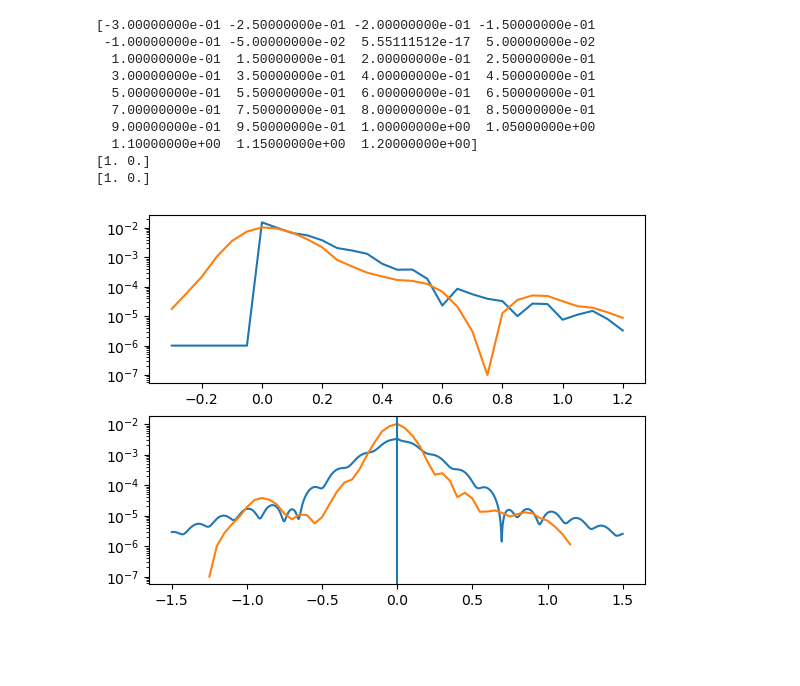
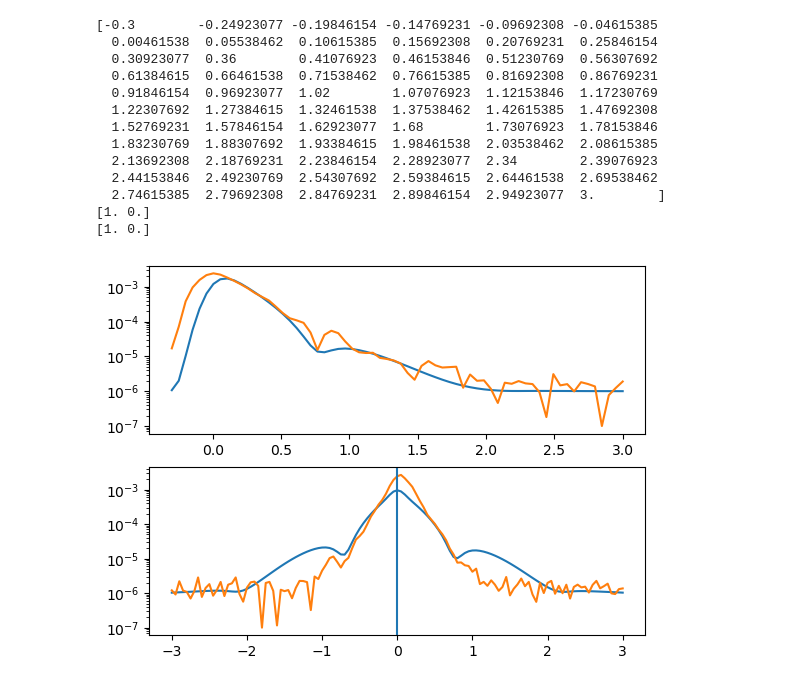
Before and after one commit to MTLphys/FittingFunctions, a Jupyter notebook: TestingFitts.ipynb, the cells around one changed output. Cells and saved outputs as stored; diff of their text form; code cells hidden in the pictures; blank space fills up the shorter version.

```diff
--- a/TestingFitts.ipynb
+++ b/TestingFitts.ipynb
@@ -69,5 +142,5 @@ plt.show()
 # %%
-#fit for 820
+#fit for 825
 import os
 import numpy as np
 from resources.obefitfunct import fitfunctt
@@ -75,62 +148,70 @@ from scipy import constants as c
 import matplotlib.pyplot as plt
 from scipy.optimize import curve_fit
 from scipy.signal import fftconvolve
-directory ='/home/matthew/Desktop/DataOutputs/HFWM DATA/HFWMV2 CS NW InitialTest/820nm/Results/'
-T3reffile = '2mW1mW2mWphotonechok1-0.3ps1.2psk3-1.2ps1.2psk2-4psT3refcut.csv'
-T12file = '2mW1mW2mWphotonechok1-0.3ps1.2psk3-1.2ps1.2psk2-4psT12cut.csv'
+directory ='C:/Users/mattl/OneDrive - University of Cincinnati/Desktop/Lab Data/HFWMV2 CS NW InitialTest/LongCollections/Results/'
+T3reffile = '2mW1mW2mWphotonechok1-0.3ps3.0psk3-3.0ps3.0psk2-4psFWHM825135T3refcut.csv'
+T12file = '2mW1mW2mWphotonechok1-0.3ps3.0psk3-3.0ps3.0psk2-4psFWHM825135T12cut.csv'
 
 T3refdata = np.loadtxt(directory+T3reffile,delimiter=';')
 T12data   = np.loadtxt(directory+T12file,delimiter=';')
 print(T3refdata[:,0])
 ol21 = 1.0#overlap of hh exciton state
 ol61 = 1.0#overlap of lh exciton state
-oli21 = .7 #overlap of hh bound exciton state
-oli61 = 0.1#overlap of lh bound exciton state
-Ex1 =  c.e*0.0028/c.hbar#exciton splitting energy
-Ex2 =  c.e*0.0032/c.hbar#Acceptor bound exciton splitting energy
-EB  = -c.e*0.023/c.hbar #Acceptor bound exciton binding energy
-gm21  = 4.4e12#hh Exciton dephasing rate /s <-Fit Parameter
-gm61  = 4.4e12#lh Exciton dephasing rate /s <-Fit Parameter
-gmi21 = 3.5e12#Impurity bound hh Exciton dephasing rate /s <-Fit Parameter
-gmi61 = 3.5e12#Impurity bound lh Exciton dephasing rate /s <-Fit Parameter
-K = 5e-121#
+oli21 =0.2 #overlap of hh bound exciton state
+oli61 = 0.0#overlap of lh bound exciton state
+Ex1 =  c.e*0.0029/c.hbar#exciton splitting energy
+Ex2 =  c.e*0.004/c.hbar#Acceptor bound exciton splitting energy
+EB  = -c.e*0.018/c.hbar #Acceptor bound exciton binding energy
+gm21  = 2.5e12#hh Exciton dephasing rate /s <-Fit Parameter
+gm61  = 2.5e12#lh Exciton dephasing rate /s <-Fit Parameter
+gmi21 = 2.5e12#Impurity bound hh Exciton dephasing rate /s <-Fit Parameter
+gmi61 = 2.5e12#Impurity bound lh Exciton dephasing rate /s <-Fit Parameter
+K = 1e-121#
 p0 = [Ex1   ,Ex2   , # 0,1
       EB    ,ol21  , # 2,3
       ol61  ,oli21 , # 4,5
       oli61 ,gm21  , # 6,7
       gm61, gmi21  , # 8,9
       gmi61, K     ]   # 10,11
 
 
 t = T3refdata[:,0]*1e-12+7e-12
-Pv = fitfunctt(t,*p0)
+dt = t[1]-t[0]
+t0 =(t[-1]+t[0])/2
+Pv = fftconvolve(fitfunctt(t,*p0),dt*gauss(t,.18e-12/2.355,t0),mode='same')
+
 
 fig,axs = plt.subplots(2)
 axs[0].set_yscale('log')
 axs[1].set_yscale('log')
 axs[0].plot(t*1e12-7,Pv+1e-6)
 axs[0].plot(T3refdata[:,0],T3refdata[:,1])
 
 
 
-tau = np.linspace(-1.5e-12,1.5e-12,1000)
+tau = T12data[:,0]*1e-12
 t = 7.1e-12
-Pv = fitfunctt(t,*p0,tau=tau)
+dtau = tau[1]-tau[0]
+tau0 =(tau[-1]+tau[0])/2
+Pv = fftconvolve(fitfunctt(t,*p0,tau=tau),dtau*gauss(tau,.18e-12/2.355,tau0),mode='same')
 
 axs[1].plot(tau*1e12,Pv+1e-6)
-axs[1].plot(T12data[0:,0]-.05,T12data[0:,1])
+axs[1].plot(T12data[0:,0]+.02e-12,T12data[0:,1])
 axs[1].axvline(0)
 tau = 0e-12
 plt.show()
 # %% [output]
-[-3.00000000e-01 -2.50000000e-01 -2.00000000e-01 -1.50000000e-01
- -1.00000000e-01 -5.00000000e-02  5.55111512e-17  5.00000000e-02
-  1.00000000e-01  1.50000000e-01  2.00000000e-01  2.50000000e-01
-  3.00000000e-01  3.50000000e-01  4.00000000e-01  4.50000000e-01
-  5.00000000e-01  5.50000000e-01  6.00000000e-01  6.50000000e-01
-  7.00000000e-01  7.50000000e-01  8.00000000e-01  8.50000000e-01
-  9.00000000e-01  9.50000000e-01  1.00000000e+00  1.05000000e+00
-  1.10000000e+00  1.15000000e+00  1.20000000e+00]
+[-0.3        -0.24923077 -0.19846154 -0.14769231 -0.09692308 -0.04615385
+  0.00461538  0.05538462  0.10615385  0.15692308  0.20769231  0.25846154
+  0.30923077  0.36        0.41076923  0.46153846  0.51230769  0.56307692
+  0.61384615  0.66461538  0.71538462  0.76615385  0.81692308  0.86769231
+  0.91846154  0.96923077  1.02        1.07076923  1.12153846  1.17230769
+  1.22307692  1.27384615  1.32461538  1.37538462  1.42615385  1.47692308
+  1.52769231  1.57846154  1.62923077  1.68        1.73076923  1.78153846
+  1.83230769  1.88307692  1.93384615  1.98461538  2.03538462  2.08615385
+  2.13692308  2.18769231  2.23846154  2.28923077  2.34        2.39076923
+  2.44153846  2.49230769  2.54307692  2.59384615  2.64461538  2.69538462
+  2.74615385  2.79692308  2.84769231  2.89846154  2.94923077  3.        ]
 [1. 0.]
 [1. 0.]
-[figure, old version]
+[figure, new version]
```
Also changed, not shown: parts of 8 cells of this notebook, 1 other file.
